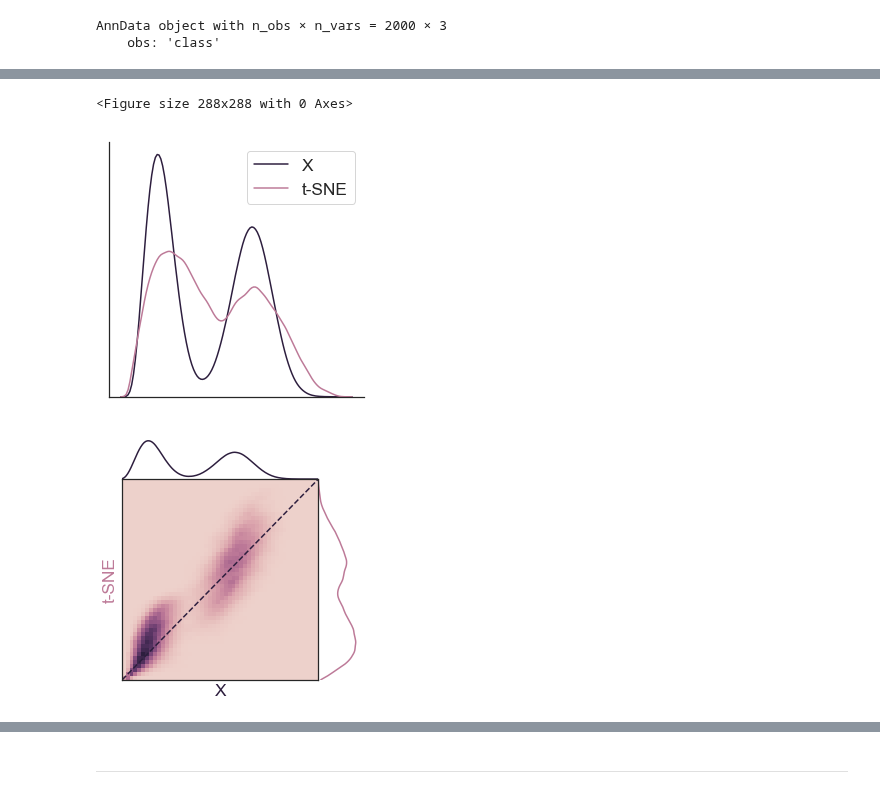
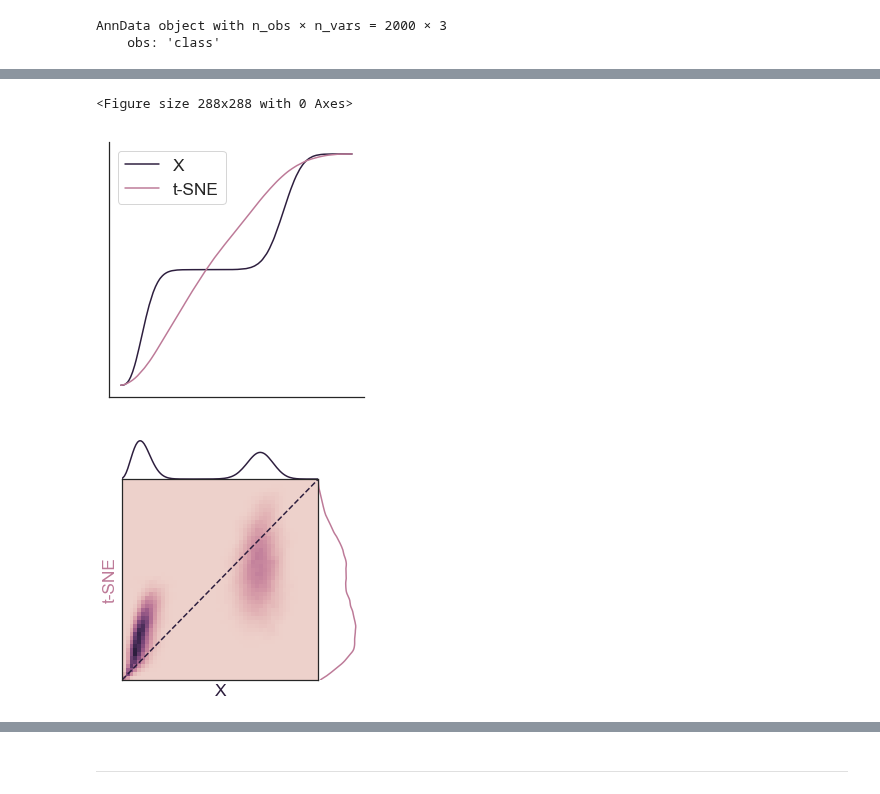
Before and after one commit to codyheiser/furry-couscous, a Jupyter notebook: dev/bimodal.ipynb, the cells around one changed output, grey strips where cells are left out. Drawn from its saved outputs; the diff is of its cells as text; code cells hidden in the pictures.

Commit message:
bimodal gaussians for showing UMAP v tSNE

```diff
--- a/dev/bimodal.ipynb
+++ b/dev/bimodal.ipynb
@@ -39,2 +34,0 @@ X[:,0] = X[:,0] + 50
-# %%
-X2, t = datasets.make_swiss_roll(n_samples=1000, noise=0.0, random_state=18)
@@ -177,9 +35,5 @@ SP_plot(swiss.uns['X_norm_distances'], swiss.uns['X_umap_norm_distances'], label
 # %%
-X, t = datasets.make_gaussian_quantiles(cov=150, n_samples=1000, n_features=3, random_state=1)
+X2, t2 = datasets.make_gaussian_quantiles(cov=100, n_samples=1000, n_features=3, random_state=2)
-# %%
-X[:,0] = X[:,0] + 100
-# %%
-X2, t2 = datasets.make_gaussian_quantiles(cov=150, n_samples=1000, n_features=3, random_state=2)
 # %%
 X3 = np.append(X2, values=X, axis=0)
 # %%
@@ -300,10 +152,10 @@ SP_plot(gauss.uns['X_norm_distances'], gauss.uns['X_pca_norm_distances'], labels
 # %%
 plt.figure(figsize=(4,4))
-SP_plot(gauss.uns['X_norm_distances'], gauss.uns['X_tsne_norm_distances'], labels=['X','t-SNE']).plot_distributions()
+SP_plot(gauss.uns['X_norm_distances'], gauss.uns['X_tsne_norm_distances'], labels=['X','t-SNE']).plot_cumulative_distributions()
 SP_plot(gauss.uns['X_norm_distances'], gauss.uns['X_tsne_norm_distances'], labels=['X','t-SNE']).joint_plot_distance_correlation()
 # %% [output]
 <Figure size 288x288 with 0 Axes>
-[figure, old version]
+[figure, new version]
-[figure, old version]
+[figure, new version]
 # %%
 plt.figure(figsize=(4,4))
```
Also changed, not shown: parts of 41 cells of this notebook, 3 other files.
